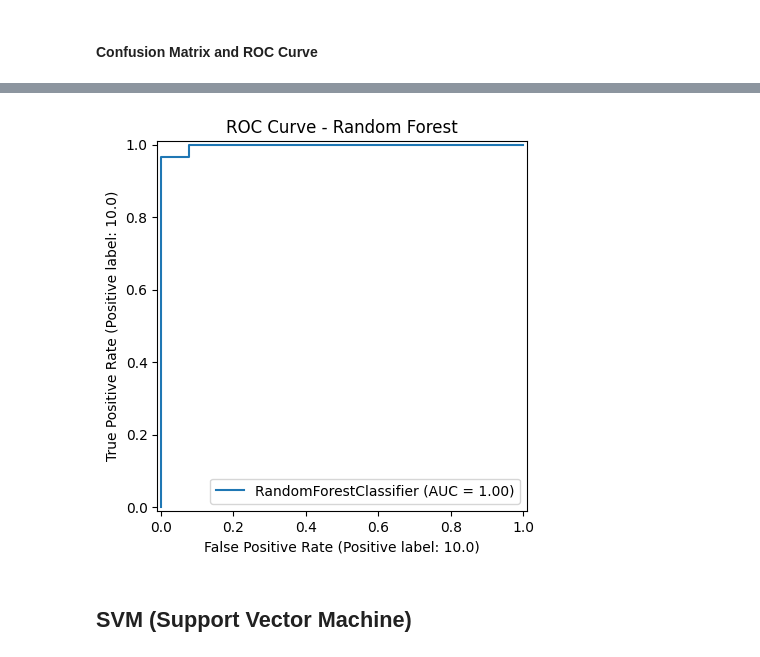
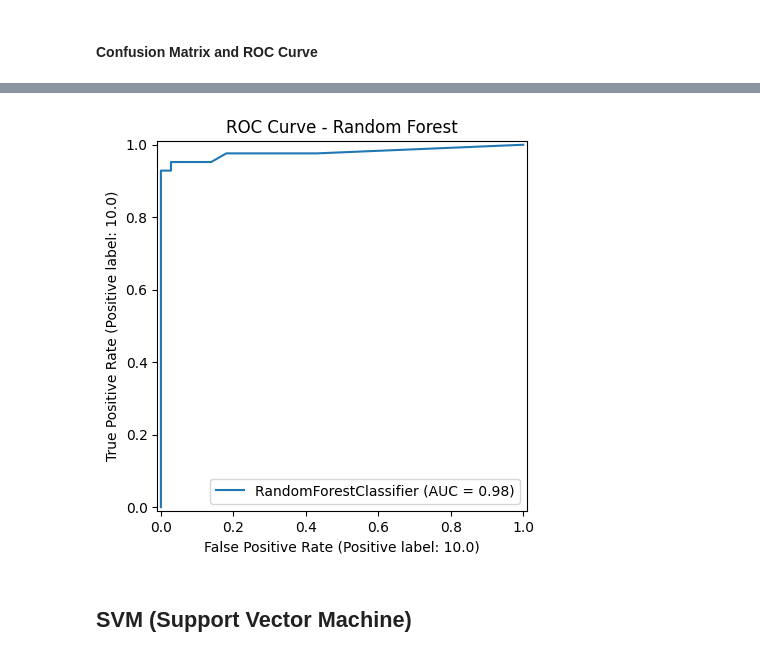
Before and after one commit to youssef-mohamed1809/Type-of-Breast-Cancer-Prediction, a Jupyter notebook: main.ipynb, the cells around one changed output, grey strips where cells are left out. Saved outputs shown, nothing was run; the diff lists cells and outputs as text; code cells hidden in the pictures.

```diff
--- a/main.ipynb
+++ b/main.ipynb
@@ -81,7 +92,6 @@ max    9.113205e+08    28.110000  ...        0.663800                 0.207500
 [8 rows x 31 columns]
 # %%
 if OUTPUT:
-    categories = ['M', 'L']
     plt.figure()
     class_count = diagnosis.value_counts()
     sns.barplot(x=class_count.index, y=class_count.values)
@@ -146,20 +157,20 @@ dtype: bool
 # %%
 features = data.iloc[:, 1:]
 
-fig, axes = plt.subplots(4, 6, figsize=(20, 15))
-axes = axes.flatten()
+if OUTPUT:
+    fig, axes = plt.subplots(4, 6, figsize=(20, 15))
+    axes = axes.flatten()
 
-for i, ax in enumerate(axes[:data.shape[1]]):
-    sns.boxplot(y=data.iloc[:, i + 1], ax=ax)
-    ax.set_title(f"{columns[i]}")
-    ax.set_xlabel("")
-    ax.set_ylabel("Values")
+    for i, ax in enumerate(axes[:data.shape[1]]):
+        sns.boxplot(y=data.iloc[:, i + 1], ax=ax)
+        ax.set_title(f"{columns[i]}")
+        ax.set_ylabel("Values")
 
-for ax in axes[data.shape[1]:]:
-    ax.axis('off')
+    for ax in axes[data.shape[1]:]:
+        ax.axis('off')
 
-plt.tight_layout()
-plt.show()
+    plt.tight_layout()
+    plt.show()
 # %% [output]
 [figure]
 # %% [markdown]
@@ -201,7 +212,6 @@ if USE_IQR:
                 print(f"Number of entries in new dataframe: {len(no_outliers_data)}")
             data = no_outliers_data.reset_index(drop=True)
             if OUTPUT:
-                categories = ['M', 'L']
                 plt.figure()
                 class_count = no_outliers_data['diagnosis'].value_counts()
                 print(class_count)
@@ -511,12 +556,13 @@ if OUTPUT:
 # %%
 params = {
     'max_depth': [None, 10, 20, 30],
-    'n_estimators': [50, 100, 150, 200],
+    'n_estimators': [50, 100],
     'max_features': [None, 5, 10, 15, 20]
 }
 
 rf_model = RandomForestClassifier(random_state=42)
 
+# Search for the best parameters according to the depth of each tree, the number of trees, and the maximum number of features to use at each split
 grid_search = GridSearchCV(estimator=rf_model, param_grid=params)
 grid_search.fit(x_train, y_train)
 
@@ -533,7 +579,9 @@ if OUTPUT:
     print(f"\tMaximum Depth: {grid_search.best_params_['max_depth']}")
     print(f"\tNumber of Trees: {grid_search.best_params_['n_estimators']}")
     print(f"\tMaximum Number of features to use at each split: {grid_search.best_params_['max_features']}")
-    print(f"Accuracy: {accuracy:.2f}")
+    print(f"Accuracy: {accuracy:.2f}%")
+    print("Classification Report:")
+    print(classification_report(y_test, y_pred))
 # %% [output]
 The best paramters are:
         Maximum Depth: None
@@ -550,9 +605,10 @@ if OUTPUT:
 # %%
-RocCurveDisplay.from_estimator(rf_model, x_test, y_test)
-plt.title("ROC Curve - Random Forest")
-plt.show()
+if OUTPUT:
+    RocCurveDisplay.from_estimator(rf_model, x_test, y_test)
+    plt.title("ROC Curve - Random Forest")
+    plt.show()
 # %% [output]
-[figure, old version]
+[figure, new version]
 # %% [markdown]
 ## SVM (Support Vector Machine)
 # %%
```
Also changed, not shown: parts of 29 cells of this notebook.
